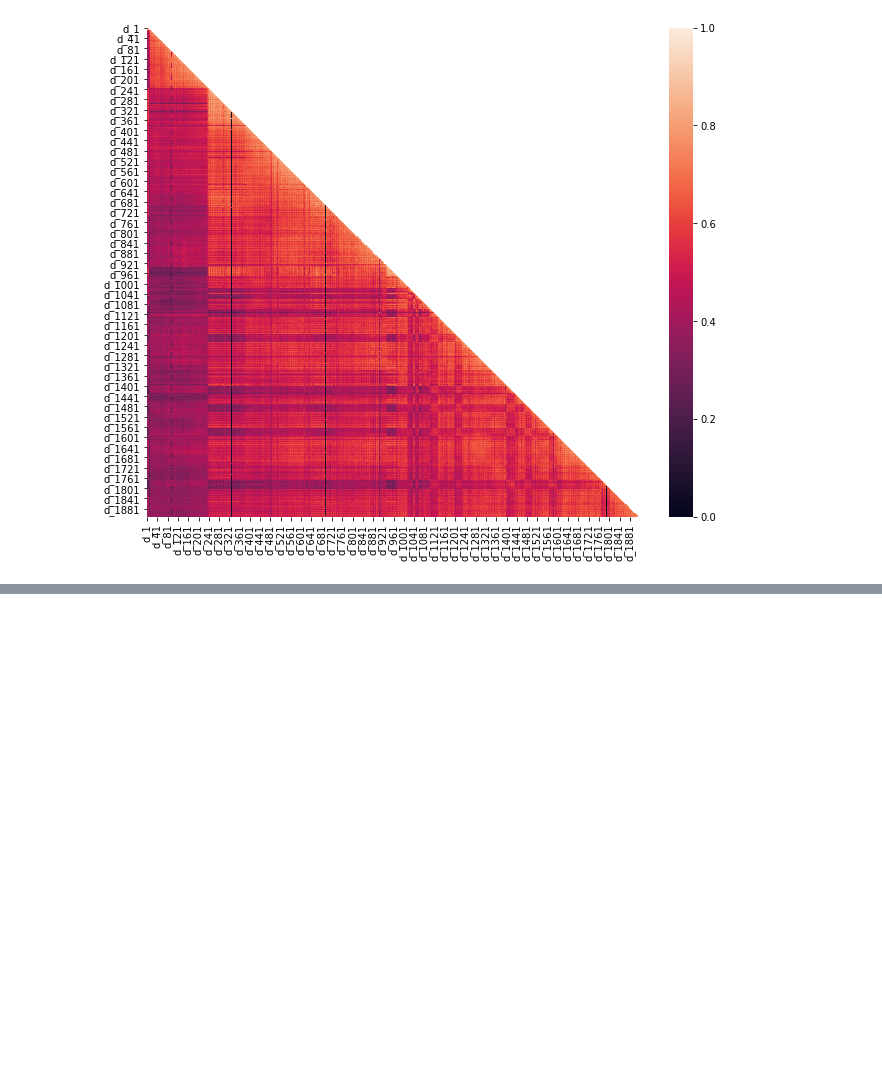
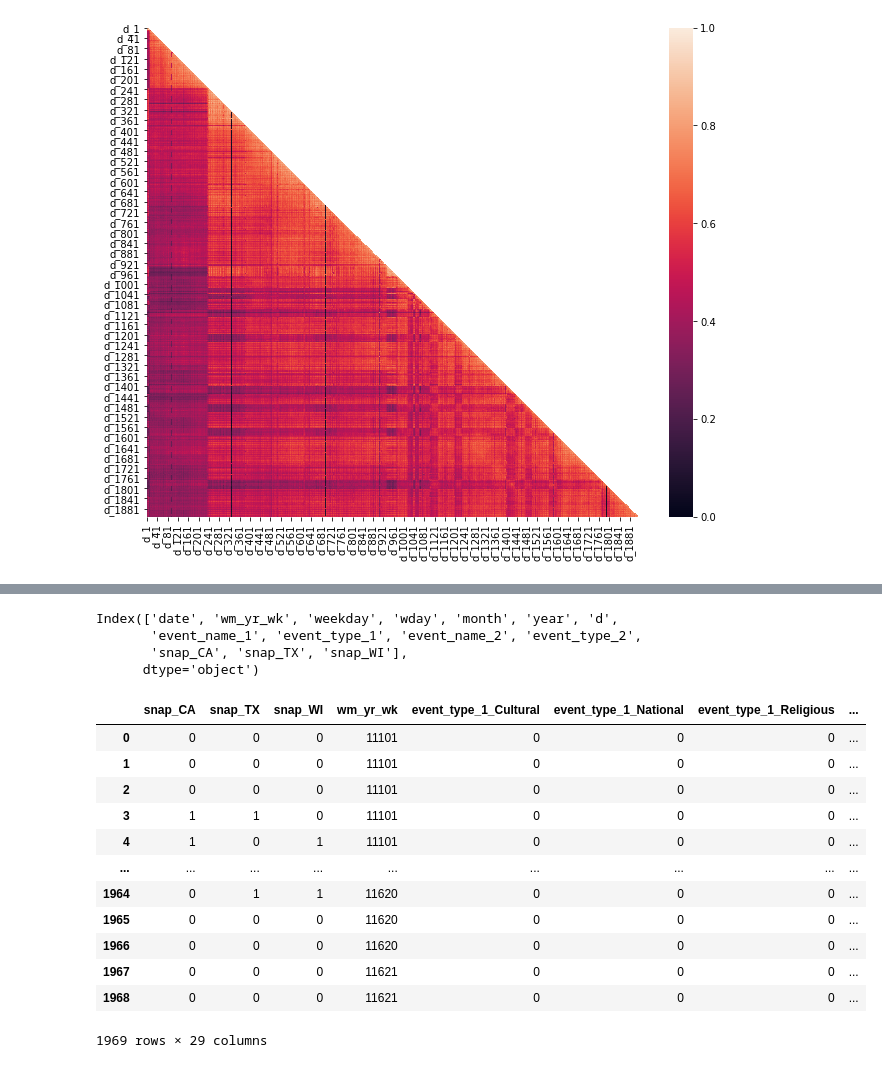
Before and after one commit to albertoid/M5, a Jupyter notebook: Cleaning.ipynb, the cells around one changed output, grey strips where cells are left out. Saved outputs shown, nothing was run; the diff lists cells and outputs as text; code cells hidden in the pictures; blank space fills up the shorter version.

```diff
--- a/Cleaning.ipynb
+++ b/Cleaning.ipynb
@@ -60,0 +136,26 @@ ValueError: ('The truth value of a Series is ambiguous. Use a.empty, a.bool(), a
+# %%
+df_cal.columns
+# %% [output]
+Index(['date', 'wm_yr_wk', 'weekday', 'wday', 'month', 'year', 'd',
+       'event_name_1', 'event_type_1', 'event_name_2', 'event_type_2',
+       'snap_CA', 'snap_TX', 'snap_WI'],
+      dtype='object')
+# %%
+#calendario dummies
+df_cal.month=df_cal.month.apply(lambda x:str(x))
+df_cal_dum=pd.get_dummies(df_cal[['event_type_1','event_type_2','weekday','month','snap_CA','snap_TX','snap_WI','wm_yr_wk']])
+df_cal_dum
+# %% [output]
+|  | snap_CA | snap_TX | snap_WI | wm_yr_wk | event_type_1_Cultural | event_type_1_National | event_type_1_Religious | ... |
+| 0 | 0 | 0 | 0 | 11101 | 0 | 0 | 0 | ... |
+| 1 | 0 | 0 | 0 | 11101 | 0 | 0 | 0 | ... |
+| 2 | 0 | 0 | 0 | 11101 | 0 | 0 | 0 | ... |
+| 3 | 1 | 1 | 0 | 11101 | 0 | 0 | 0 | ... |
+| 4 | 1 | 0 | 1 | 11101 | 0 | 0 | 0 | ... |
+| ... | ... | ... | ... | ... | ... | ... | ... | ... |
+| 1964 | 0 | 1 | 1 | 11620 | 0 | 0 | 0 | ... |
+| 1965 | 0 | 0 | 0 | 11620 | 0 | 0 | 0 | ... |
+| 1966 | 0 | 0 | 0 | 11620 | 0 | 0 | 0 | ... |
+| 1967 | 0 | 0 | 0 | 11621 | 0 | 0 | 0 | ... |
+| 1968 | 0 | 0 | 0 | 11621 | 0 | 0 | 0 | ... |
+1969 rows × 29 columns
```
Also changed, not shown: parts of 18 cells of this notebook, 2 other files.
